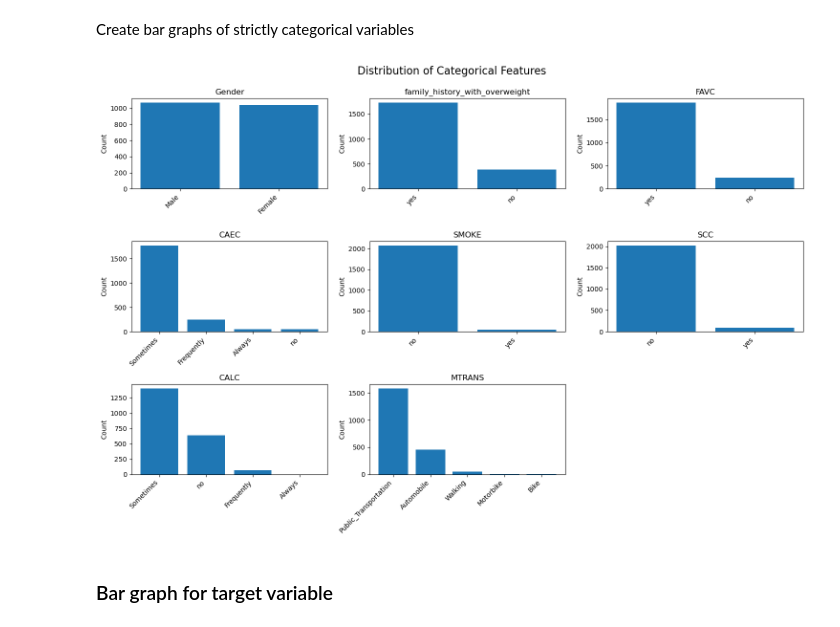
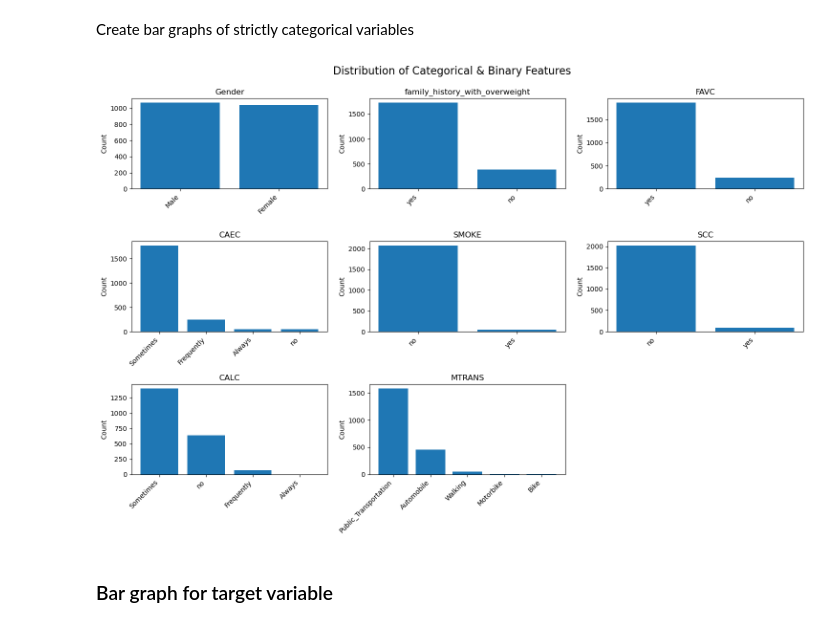
Before and after one commit to r-leeper/scu_obesity_assignment, a Jupyter notebook: CS818_Assignment.ipynb, the cells around one changed output. Cells and saved outputs as stored; diff of their text form; code cells hidden in the pictures.

```diff
--- a/CS818_Assignment.ipynb
+++ b/CS818_Assignment.ipynb
@@ -252,31 +266,31 @@ Create bar graphs of strictly categorical variables
 # %%
 # Remove target from cat_cols
 feat_cats = [col for col in cat_cols if col != 'NObeyesdad']
 
 # Make 3x3 grid for subplots
 fig, axes = plt.subplots(3, 3, figsize=(15, 10))
 axes = axes.flatten()
 
 # Plot each feature category in subplot
 for idx, col in enumerate(feat_cats):
     counts = obesity_df[col].value_counts()
     axes[idx].bar(range(len(counts)), counts.values)
     axes[idx].set_xticks(range(len(counts)))
     axes[idx].set_xticklabels(counts.index, rotation=45, ha='right')   # rotate tick labels - looks strange otherwise
     axes[idx].set_title(f'{col}')
     axes[idx].set_ylabel('Count')
 
 # Add overall title
-fig.suptitle('Distribution of Categorical Features', fontsize=16, y=0.995)   # move a bit down from top
+fig.suptitle('Distribution of Categorical & Binary Features', fontsize=16, y=0.995)   # move a bit down from top
 
 # hide the empty subplot
 axes[8].set_visible(False)
 
 # Tight layout has better spacing?
 plt.tight_layout()
 plt.show()
 # %% [output]
-[figure, old version]
+[figure, new version]
 # %% [markdown]
 ### Bar graph for target variable
 # %%
```
Also changed, not shown: parts of 5 cells of this notebook.
